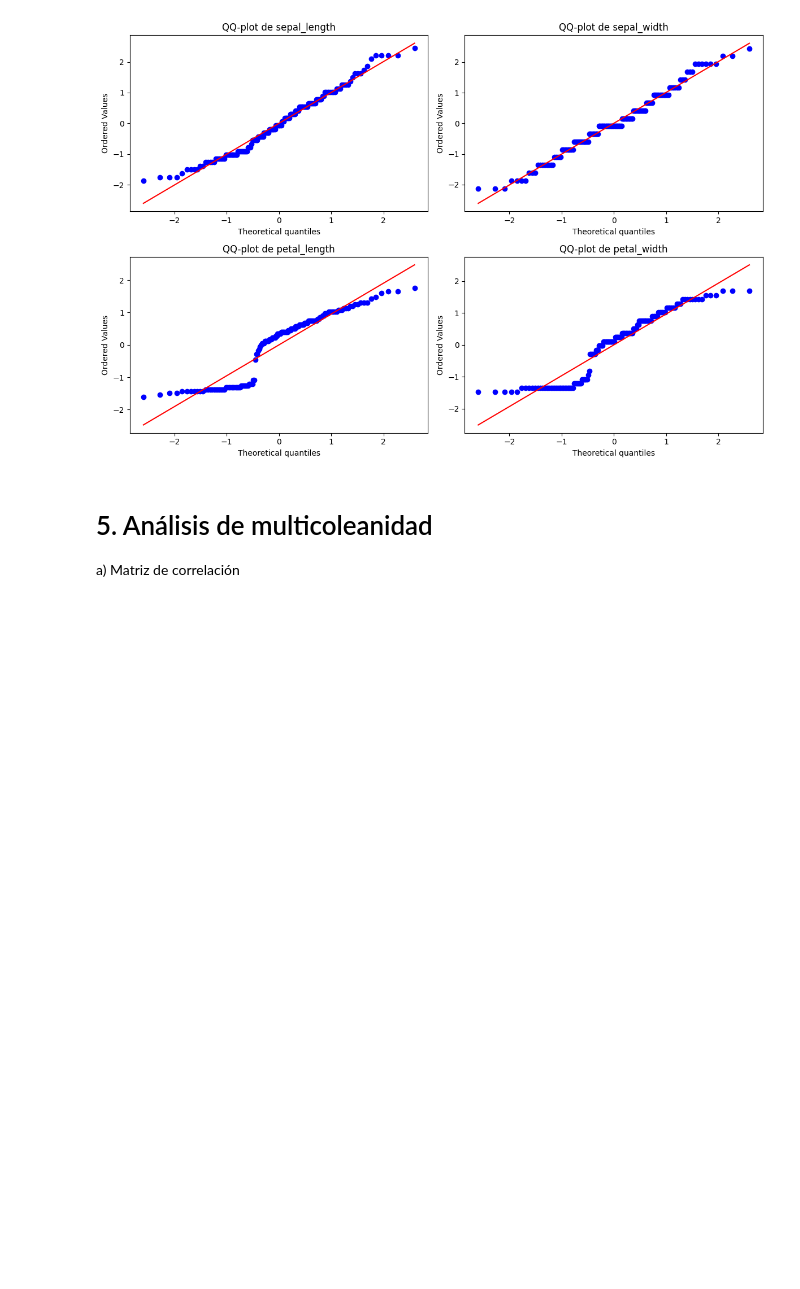
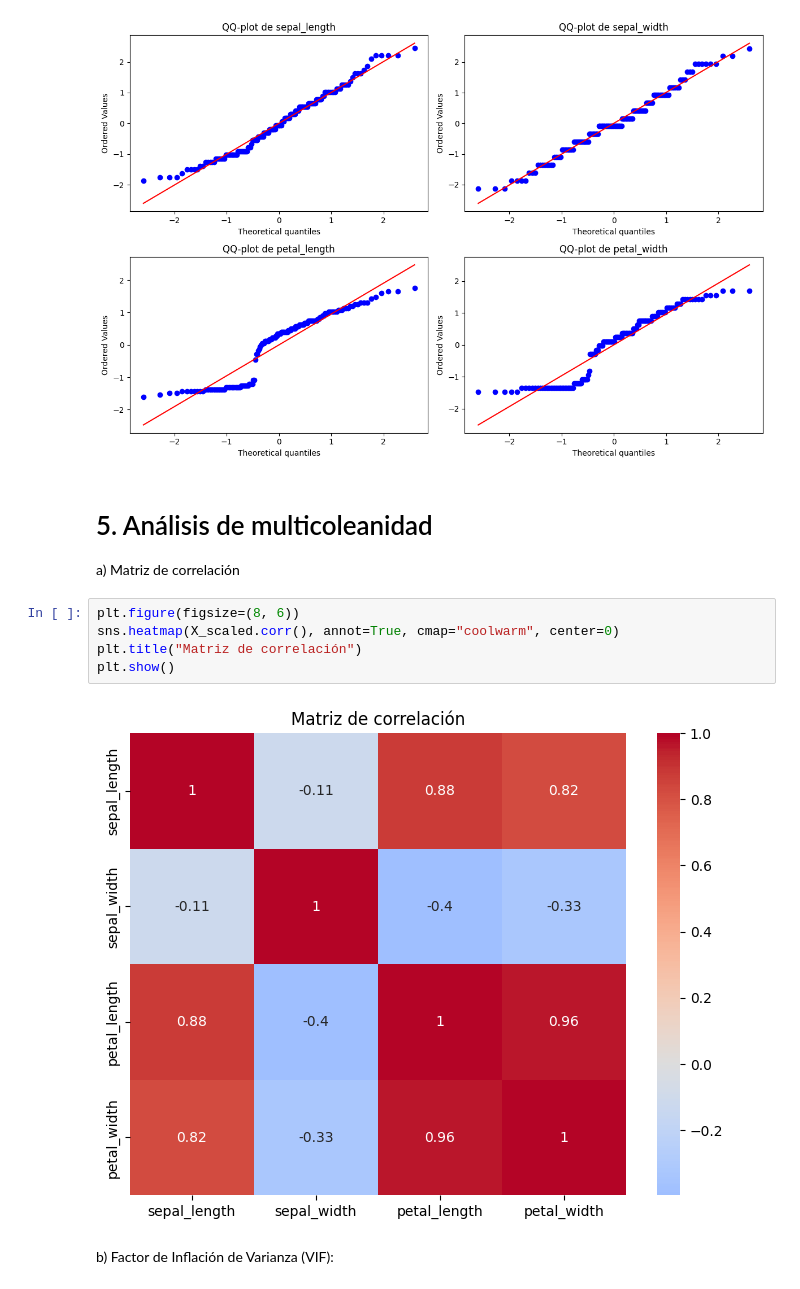
Before and after one commit to dunkelheitEXE/PythonLab, a Jupyter notebook: Tarea2.ipynb, the cells around one changed output. Cells and saved outputs as stored; diff of their text form; blank space fills up the shorter version.

```diff
--- a/Tarea2.ipynb
+++ b/Tarea2.ipynb
@@ -88,3 +89,12 @@ plt.show()
 # 5. Análisis de multicoleanidad
 
 a) Matriz de correlación
+# %%
+plt.figure(figsize=(8, 6))
+sns.heatmap(X_scaled.corr(), annot=True, cmap="coolwarm", center=0)
+plt.title("Matriz de correlación")
+plt.show()
+# %% [output]
+[figure, added]
+# %% [markdown]
+b) Factor de Inflación de Varianza (VIF):
```
Also changed, not shown: parts of 14 cells of this notebook.
